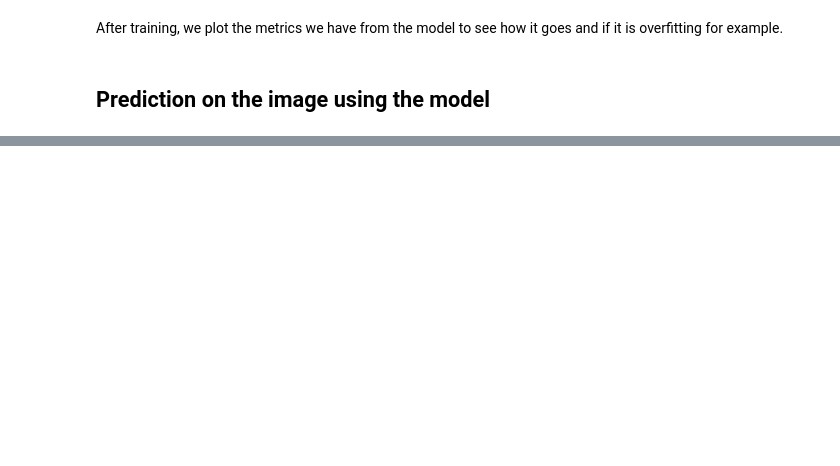
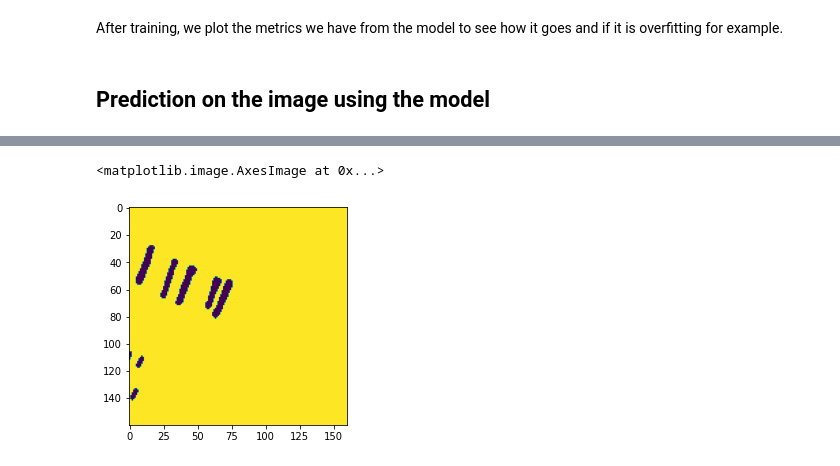
Before and after one commit to cleguevel/Segmentation-of-satellite-images-using-machine-learning, a Jupyter notebook: main.ipynb, the cells around one changed output, grey strips where cells are left out. Drawn from its saved outputs; the diff is of its cells as text; code cells hidden in the pictures; blank space fills up the shorter version.

```diff
--- a/main.ipynb
+++ b/main.ipynb
@@ -453,0 +520,5 @@ def
+# %%
+plt.imshow(myMasks[2])
+# %% [output]
+<matplotlib.image.AxesImage at 0x...>
+[figure, added]
```
Also changed, not shown: parts of 13 cells of this notebook.
